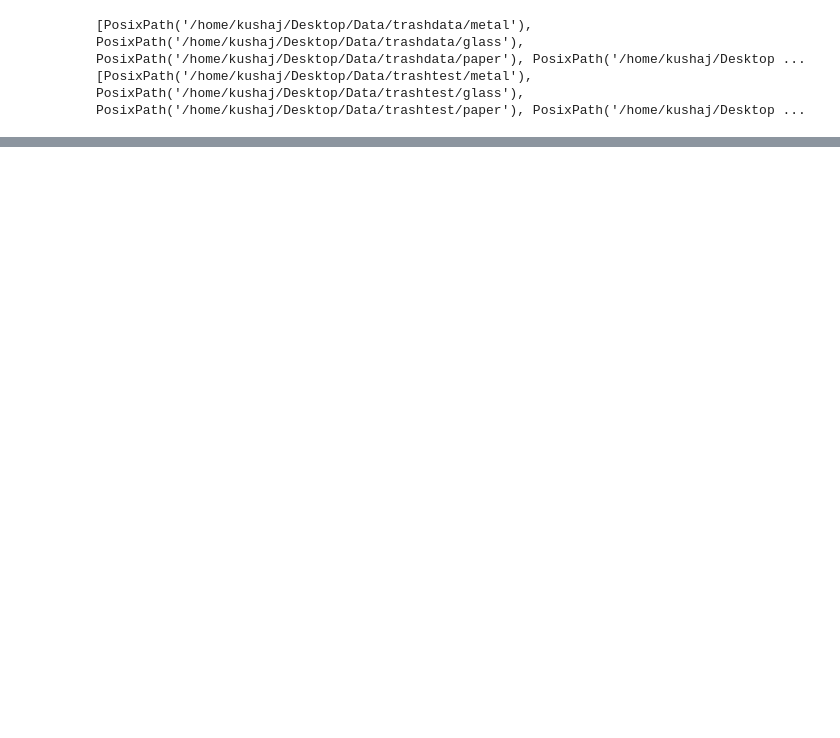
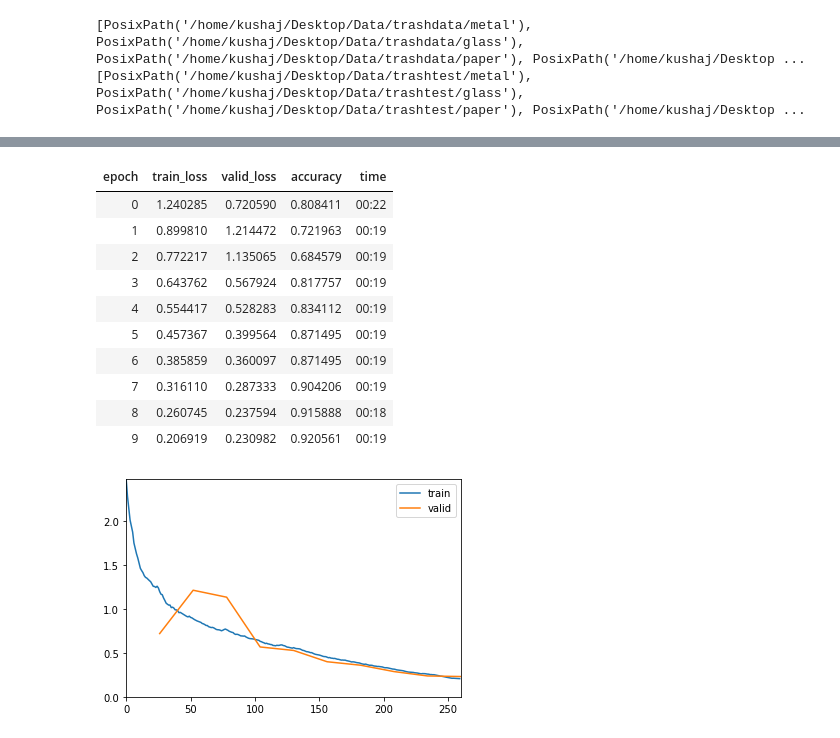
Before and after one commit to KushajveerSingh/Deep-Learning-Notebooks, a Jupyter notebook: Scrips/trashnet.ipynb, the cells around one changed output, grey strips where cells are left out. Saved outputs shown, nothing was run; the diff lists cells and outputs as text; code cells hidden in the pictures; blank space fills up the shorter version.

```diff
--- a/Scrips/trashnet.ipynb
+++ b/Scrips/trashnet.ipynb
@@ -54,3 +51,18 @@ learn.fit_one_cycle(8)
+# %%
+learn.fit_one_cycle(10, max_lr=1e-2)
+# %% [output]
+| epoch | train_loss | valid_loss | accuracy | time |
+| 0 | 1.240285 | 0.720590 | 0.808411 | 00:22 |
+| 1 | 0.899810 | 1.214472 | 0.721963 | 00:19 |
+| 2 | 0.772217 | 1.135065 | 0.684579 | 00:19 |
+| 3 | 0.643762 | 0.567924 | 0.817757 | 00:19 |
+| 4 | 0.554417 | 0.528283 | 0.834112 | 00:19 |
+| 5 | 0.457367 | 0.399564 | 0.871495 | 00:19 |
+| 6 | 0.385859 | 0.360097 | 0.871495 | 00:19 |
+| 7 | 0.316110 | 0.287333 | 0.904206 | 00:19 |
+| 8 | 0.260745 | 0.237594 | 0.915888 | 00:18 |
+| 9 | 0.206919 | 0.230982 | 0.920561 | 00:19 |
+[figure, added]
 # %%
 learn.unfreeze()
 # %%
```
Also changed, not shown: parts of 20 cells of this notebook.
